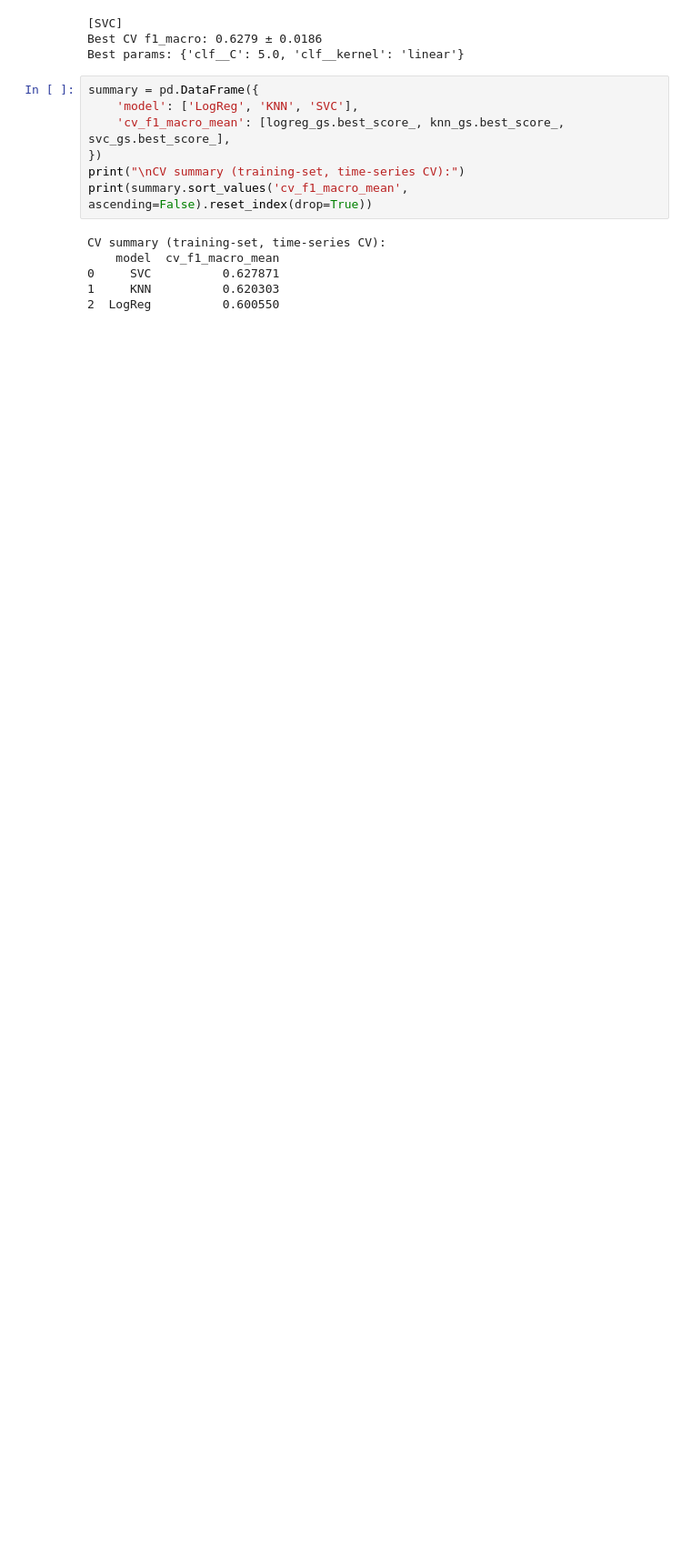
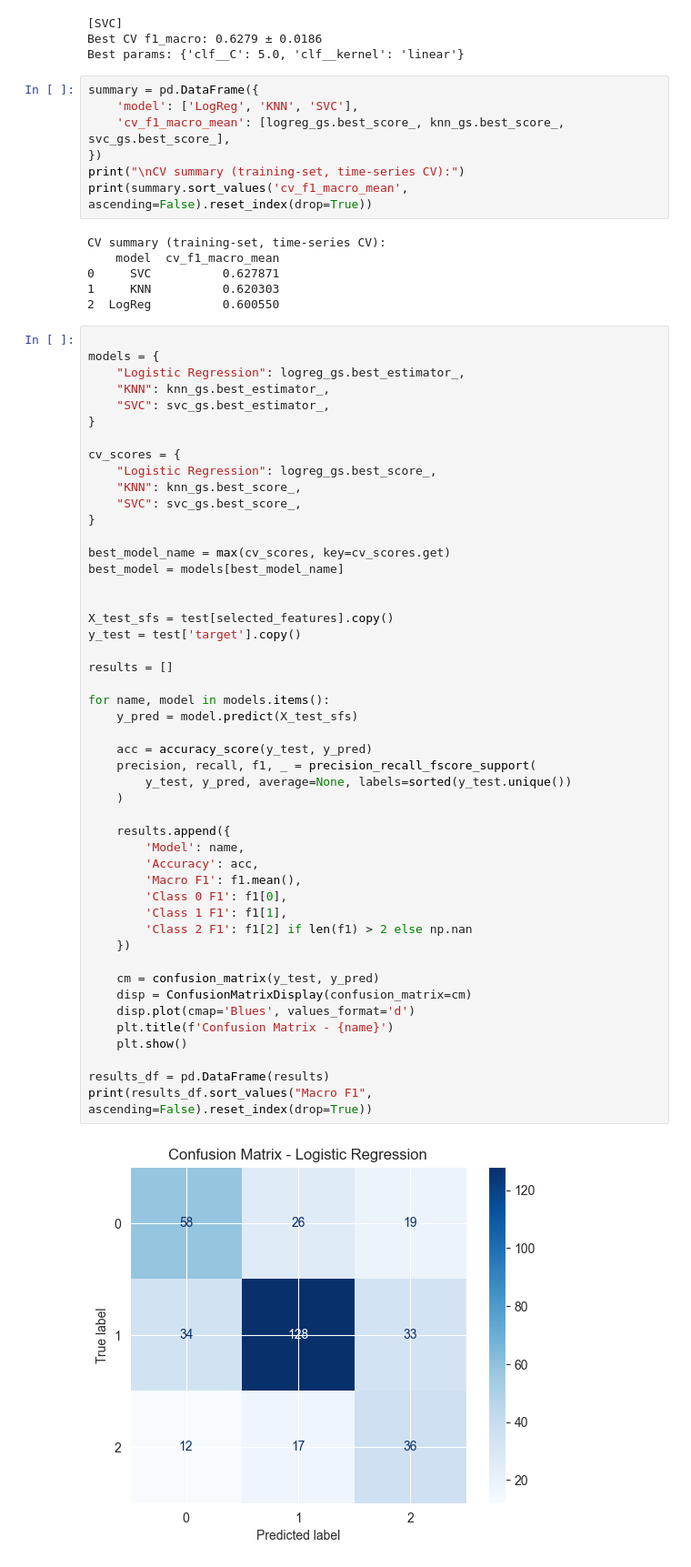
Before and after one commit to ruyoga/MLClass, a Jupyter notebook: notebooks/11.classification-task.ipynb, the cells around one changed output. Shown at 91% size. Saved outputs shown, nothing was run; the diff lists cells and outputs as text; blank space fills up the shorter version.

Commit message:
Evaluation and model saving

```diff
--- a/notebooks/11.classification-task.ipynb
+++ b/notebooks/11.classification-task.ipynb
@@ -300,3 +306,53 @@ CV summary (training-set, time-series CV):
 0     SVC          0.627871
 1     KNN          0.620303
 2  LogReg          0.600550
+# %%
+
+models = {
+    "Logistic Regression": logreg_gs.best_estimator_,
+    "KNN": knn_gs.best_estimator_,
+    "SVC": svc_gs.best_estimator_,
+}
+
+cv_scores = {
+    "Logistic Regression": logreg_gs.best_score_,
+    "KNN": knn_gs.best_score_,
+    "SVC": svc_gs.best_score_,
+}
+
+best_model_name = max(cv_scores, key=cv_scores.get)
+best_model = models[best_model_name]
+
+
+X_test_sfs = test[selected_features].copy()
+y_test = test['target'].copy()
+
+results = []
+
+for name, model in models.items():
+    y_pred = model.predict(X_test_sfs)
+
+    acc = accuracy_score(y_test, y_pred)
+    precision, recall, f1, _ = precision_recall_fscore_support(
+        y_test, y_pred, average=None, labels=sorted(y_test.unique())
+    )
+
+    results.append({
+        'Model': name,
+        'Accuracy': acc,
+        'Macro F1': f1.mean(),
+        'Class 0 F1': f1[0],
+        'Class 1 F1': f1[1],
+        'Class 2 F1': f1[2] if len(f1) > 2 else np.nan
+    })
+
+    cm = confusion_matrix(y_test, y_pred)
+    disp = ConfusionMatrixDisplay(confusion_matrix=cm)
+    disp.plot(cmap='Blues', values_format='d')
+    plt.title(f'Confusion Matrix - {name}')
+    plt.show()
+
+results_df = pd.DataFrame(results)
+print(results_df.sort_values("Macro F1", ascending=False).reset_index(drop=True))
+# %% [output]
+[figure, added]
```
Also changed, not shown: parts of 4 cells of this notebook, 3 other files.
